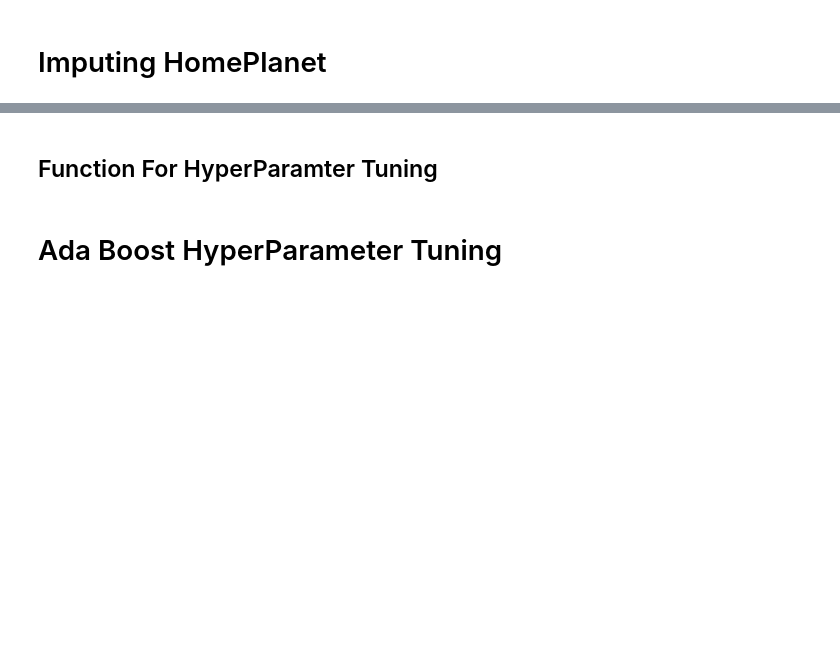
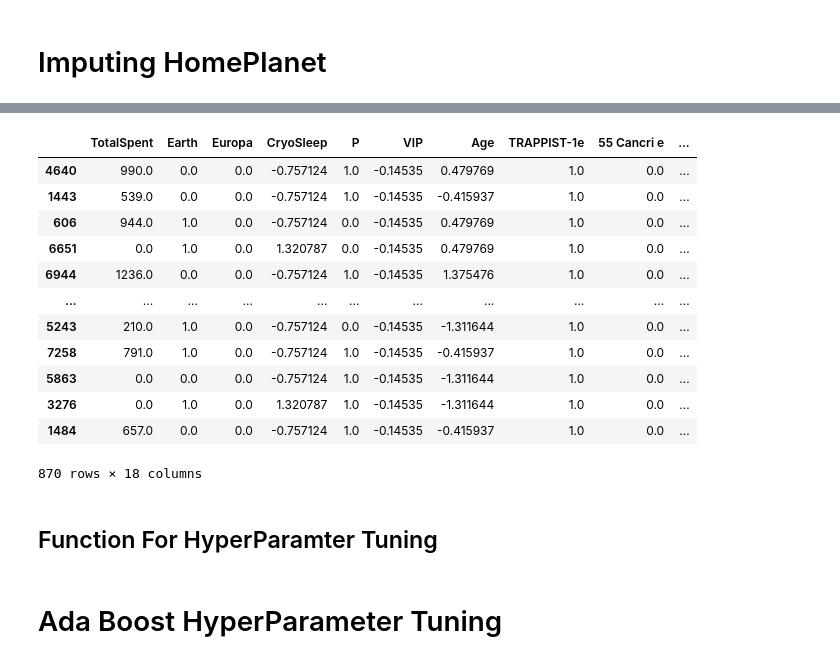
Before and after one commit to yassarmohammed87/SpaceShipTitanic-Kaggle, a Jupyter notebook: Spaceship_Titanic.ipynb, the cells around one changed output, grey strips where cells are left out. Saved outputs shown, nothing was run; the diff lists cells and outputs as text; code cells hidden in the pictures; blank space fills up the shorter version.

```diff
--- a/Spaceship_Titanic.ipynb
+++ b/Spaceship_Titanic.ipynb
@@ -323,11 +336,16 @@ df=pd.read_csv('./drive/MyDrive/spaceTitanic/train.csv')
 # %% [markdown]
 # Imputing HomePlanet
 # %%
-df['deck']=df['Cabin'].str[0]
-deck_to_cab={'A':'Europa','C':'Europa','B':'Europa','T':'Europa','D':'Mars','E':'Earth','G':'Earth','F':'Earth'}
-for i in deck_to_cab:
-  df.loc[(df['deck']==i) & df['HomePlanet'].isna(),'HomePlanet']=df.loc[(df['deck']==i) & df['HomePlanet'].isna(),'HomePlanet'].fillna(
-      value=deck_to_cab.get(i,'F'))
+def HomePlanetImpute(df):
+  df['deck']=df['Cabin'].str[0]
+  deck_to_cab={'A':'Europa','C':'Europa','B':'Europa','T':'Europa','D':'Mars','E':'Earth','G':'Earth','F':'Earth'}
+  for i in deck_to_cab:
+    df.loc[(df['deck']==i) & df['HomePlanet'].isna(),'HomePlanet']=df.loc[(df['deck']==i) & df['HomePlanet'].isna(),'HomePlanet'].fillna(
+        value=deck_to_cab.get(i,'F'))
+  return df
+# %%
+train=HomePlanetImpute(train)
+test=HomePlanetImpute(test)
 # %%
 int_imp=Int_Imputer(['Age','RoomService','FoodCourt','ShoppingMall','Spa','VRDeck'])
 df=int_imp.fit_transform(df)
@@ -363,0 +385,22 @@ See the caveats in the documentation: https://pandas.pydata.org/pandas-docs/stab
+# %%
+
+non_Pipe=Pipeline([('val_imp',Value_Imputer({'Age':train['Age'].mean(),'RoomService':train['RoomService'].mean(),
+                                            'FoodCourt':train['FoodCourt'].mean(),'ShoppingMall':train['ShoppingMall'].mean()
+                                            ,'Spa':train['Spa'].mean(),'VRDeck':train['VRDeck'].mean(),
+                                            'HomePlanet':train['HomePlanet'].mode().values[0],
+                                            'CryoSleep':train['CryoSleep'].mode().values[0],
+                                            'Destination':train['Destination'].mode().values[0],
+                                            'VIP':train['VIP'].mode().values[0]})),
+                    ('attri_adder',AttriAdder()),
+                    ('val_imp2',Value_Imputer({'side':train['side'].mode().values[0]})),
+                    ('binner',Binner(['Age'],4)),
+                    ('typ_change',TypeChange({'CryoSleep':np.int64,'VIP':np.int64})),
+                    ('one_hot',OneHot(['HomePlanet','side','Destination','P_ID2'])),
+                    ('keep_cls',Keepcols(['TotalSpent','Earth','Europa','CryoSleep','P','VIP','Age',
+                                          'TRAPPIST-1e','55 Cancri e','PSO J318.5-22',
+                                          '01','02','03','04','05','06','07','08'])),
+                    ('scaler',Scaler(['TotalSpent','CryoSleep','VIP','Age']))
+                    ],verbose=False)
+# %%
+train=non_Pipe.fit_transform(train)
+test=non_Pipe.fit_transform(test)
@@ -364,3 +484,19 @@ See the caveats in the documentation: https://pandas.pydata.org/pandas-docs/stab
+# %%
+test
+# %% [output]
+|  | TotalSpent | Earth | Europa | CryoSleep | P | VIP | Age | TRAPPIST-1e | 55 Cancri e | ... |
+| 4640 | 990.0 | 0.0 | 0.0 | -0.757124 | 1.0 | -0.14535 | 0.479769 | 1.0 | 0.0 | ... |
+| 1443 | 539.0 | 0.0 | 0.0 | -0.757124 | 1.0 | -0.14535 | -0.415937 | 1.0 | 0.0 | ... |
+| 606 | 944.0 | 1.0 | 0.0 | -0.757124 | 0.0 | -0.14535 | 0.479769 | 1.0 | 0.0 | ... |
+| 6651 | 0.0 | 1.0 | 0.0 | 1.320787 | 0.0 | -0.14535 | 0.479769 | 1.0 | 0.0 | ... |
+| 6944 | 1236.0 | 0.0 | 0.0 | -0.757124 | 1.0 | -0.14535 | 1.375476 | 1.0 | 0.0 | ... |
+| ... | ... | ... | ... | ... | ... | ... | ... | ... | ... | ... |
+| 5243 | 210.0 | 1.0 | 0.0 | -0.757124 | 0.0 | -0.14535 | -1.311644 | 1.0 | 0.0 | ... |
+| 7258 | 791.0 | 1.0 | 0.0 | -0.757124 | 1.0 | -0.14535 | -0.415937 | 1.0 | 0.0 | ... |
+| 5863 | 0.0 | 0.0 | 0.0 | -0.757124 | 1.0 | -0.14535 | -1.311644 | 1.0 | 0.0 | ... |
+| 3276 | 0.0 | 1.0 | 0.0 | 1.320787 | 1.0 | -0.14535 | -1.311644 | 1.0 | 0.0 | ... |
+| 1484 | 657.0 | 0.0 | 0.0 | -0.757124 | 1.0 | -0.14535 | -0.415937 | 1.0 | 0.0 | ... |
+870 rows × 18 columns
 # %%
 from sklearn.model_selection import GridSearchCV
 from sklearn.model_selection import RandomizedSearchCV
```
Also changed, not shown: parts of 40 cells of this notebook.
